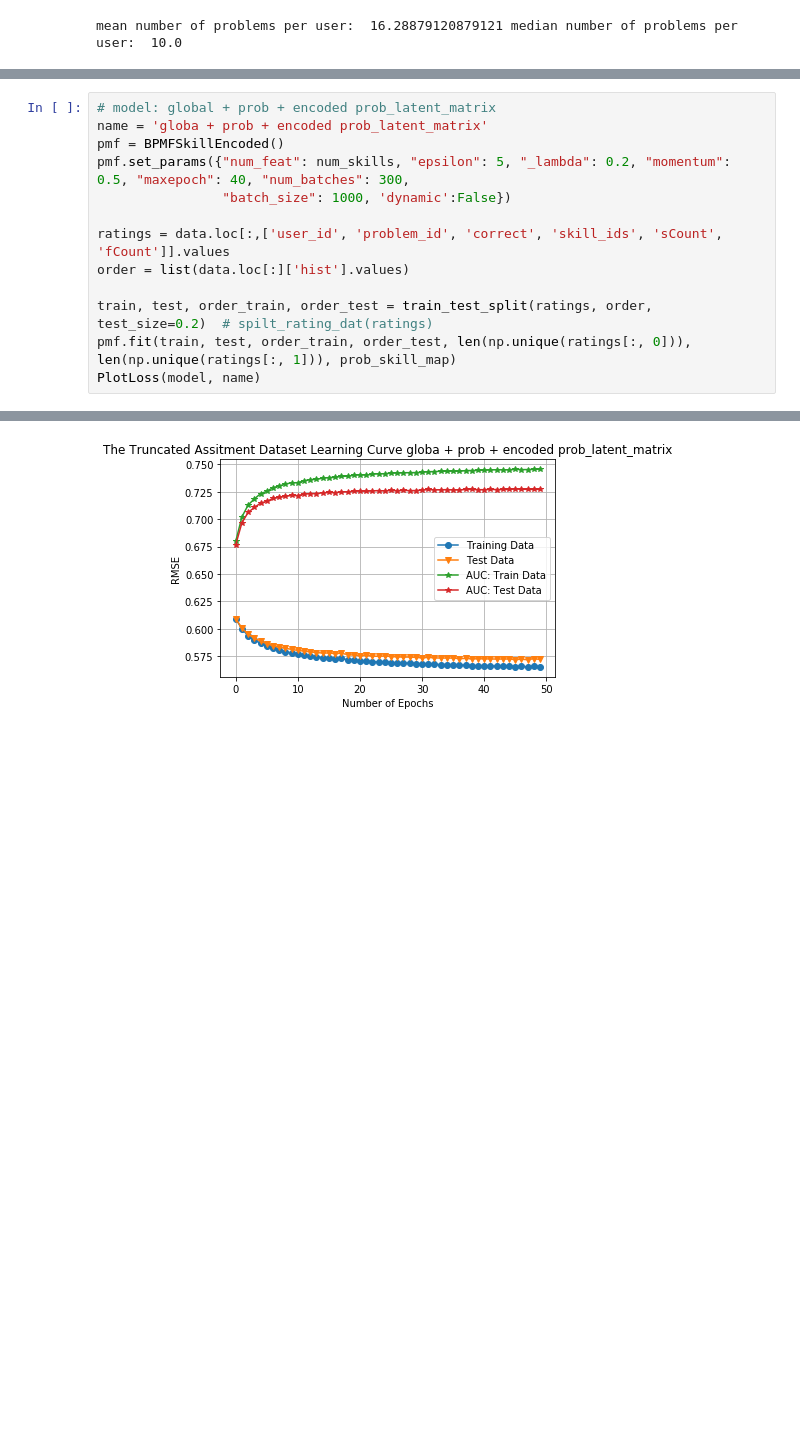
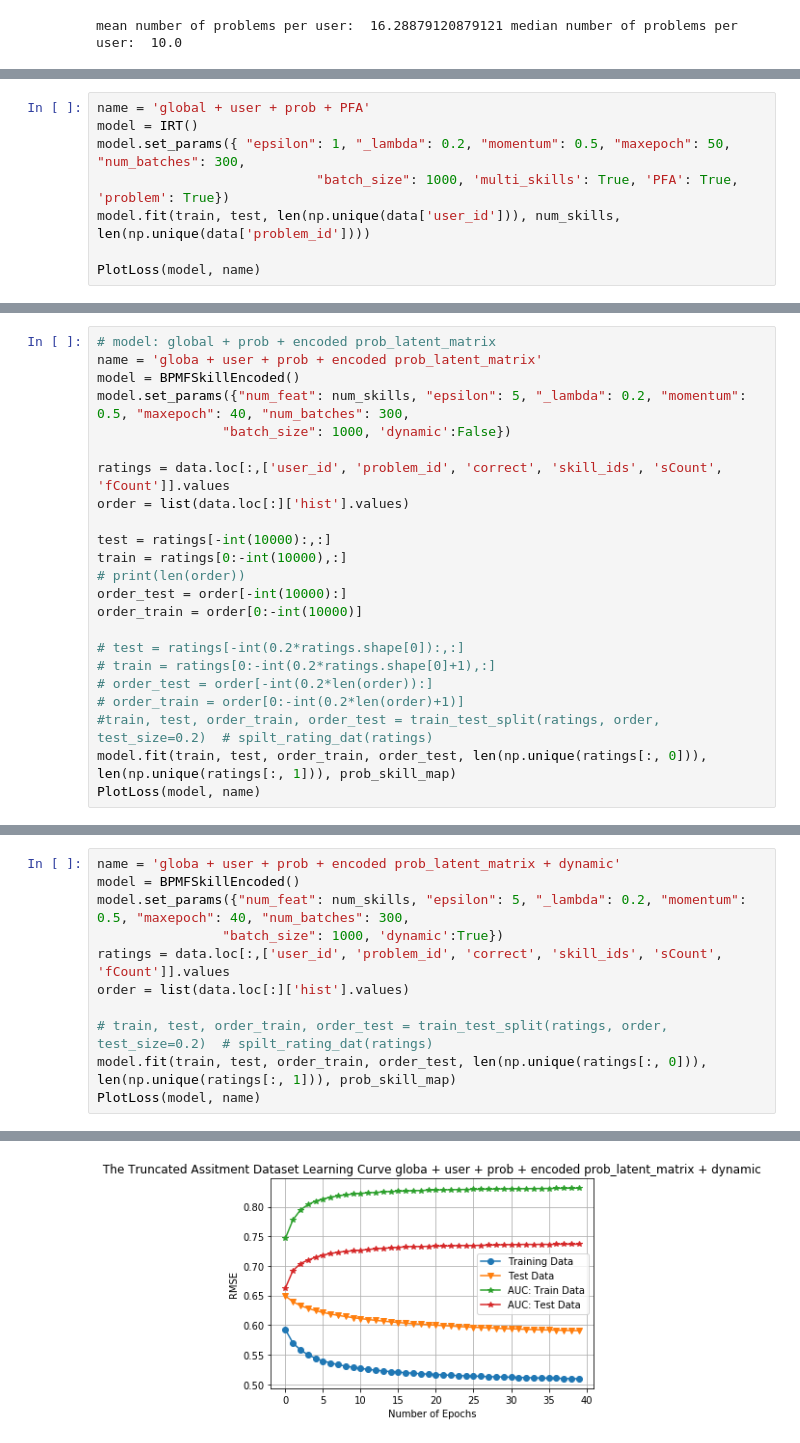
Before and after one commit to LiangbeiXu/Probabilistic-Matrix-Factorization, a Jupyter notebook: Untitled1.ipynb, the cells around one changed output, grey strips where cells are left out. Saved outputs shown, nothing was run; the diff lists cells and outputs as text; blank space fills up the shorter version.

```diff
--- a/Untitled1.ipynb
+++ b/Untitled1.ipynb
@@ -146,0 +247,8 @@ Training logloss: 0.573540, Test logloss 0.580723, Train AUC 0.726834, Test AUC
+# %%
+name = 'global + user + prob + PFA'
+model = IRT()
+model.set_params({ "epsilon": 1, "_lambda": 0.2, "momentum": 0.5, "maxepoch": 50, "num_batches": 300,
+                            "batch_size": 1000, 'multi_skills': True, 'PFA': True, 'problem': True})
+model.fit(train, test, len(np.unique(data['user_id'])), num_skills, len(np.unique(data['problem_id'])))
+
+PlotLoss(model, name)
@@ -146,0 +294,23 @@ Training logloss: 0.573540, Test logloss 0.580723, Train AUC 0.726834, Test AUC
+# %%
+# model: global + prob + encoded prob_latent_matrix
+name = 'globa + user + prob + encoded prob_latent_matrix'
+model = BPMFSkillEncoded()
+model.set_params({"num_feat": num_skills, "epsilon": 5, "_lambda": 0.2, "momentum": 0.5, "maxepoch": 40, "num_batches": 300,
+                "batch_size": 1000, 'dynamic':False})
+
+ratings = data.loc[:,['user_id', 'problem_id', 'correct', 'skill_ids', 'sCount', 'fCount']].values
+order = list(data.loc[:]['hist'].values)
+
+test = ratings[-int(10000):,:]
+train = ratings[0:-int(10000),:]
+# print(len(order))
+order_test = order[-int(10000):]
+order_train = order[0:-int(10000)]
+
+# test = ratings[-int(0.2*ratings.shape[0]):,:]
+# train = ratings[0:-int(0.2*ratings.shape[0]+1),:]
+# order_test = order[-int(0.2*len(order)):]
+# order_train = order[0:-int(0.2*len(order)+1)]
+#train, test, order_train, order_test = train_test_split(ratings, order, test_size=0.2)  # spilt_rating_dat(ratings)
+model.fit(train, test, order_train, order_test, len(np.unique(ratings[:, 0])), len(np.unique(ratings[:, 1])), prob_skill_map)
+PlotLoss(model, name)
@@ -147,14 +336,12 @@ Training logloss: 0.573540, Test logloss 0.580723, Train AUC 0.726834, Test AUC
 # %%
-# model: global + prob + encoded prob_latent_matrix
-name = 'globa + prob + encoded prob_latent_matrix'
-pmf = BPMFSkillEncoded()
-pmf.set_params({"num_feat": num_skills, "epsilon": 5, "_lambda": 0.2, "momentum": 0.5, "maxepoch": 40, "num_batches": 300,
-                "batch_size": 1000, 'dynamic':False})
-
+name = 'globa + user + prob + encoded prob_latent_matrix + dynamic'
+model = BPMFSkillEncoded()
+model.set_params({"num_feat": num_skills, "epsilon": 5, "_lambda": 0.2, "momentum": 0.5, "maxepoch": 40, "num_batches": 300,
+                "batch_size": 1000, 'dynamic':True})
 ratings = data.loc[:,['user_id', 'problem_id', 'correct', 'skill_ids', 'sCount', 'fCount']].values
 order = list(data.loc[:]['hist'].values)
 
-train, test, order_train, order_test = train_test_split(ratings, order, test_size=0.2)  # spilt_rating_dat(ratings)
-pmf.fit(train, test, order_train, order_test, len(np.unique(ratings[:, 0])), len(np.unique(ratings[:, 1])), prob_skill_map)
+# train, test, order_train, order_test = train_test_split(ratings, order, test_size=0.2)  # spilt_rating_dat(ratings)
+model.fit(train, test, order_train, order_test, len(np.unique(ratings[:, 0])), len(np.unique(ratings[:, 1])), prob_skill_map)
 PlotLoss(model, name)
 # %% [output]
@@ -178 +365 @@ Training logloss: 0.496509, Test logloss 0.542913, Train AUC 0.848138, Test AUC
-[figure, old version]
+[figure, new version]
```
Also changed, not shown: parts of 30 cells of this notebook, 8 other files.
